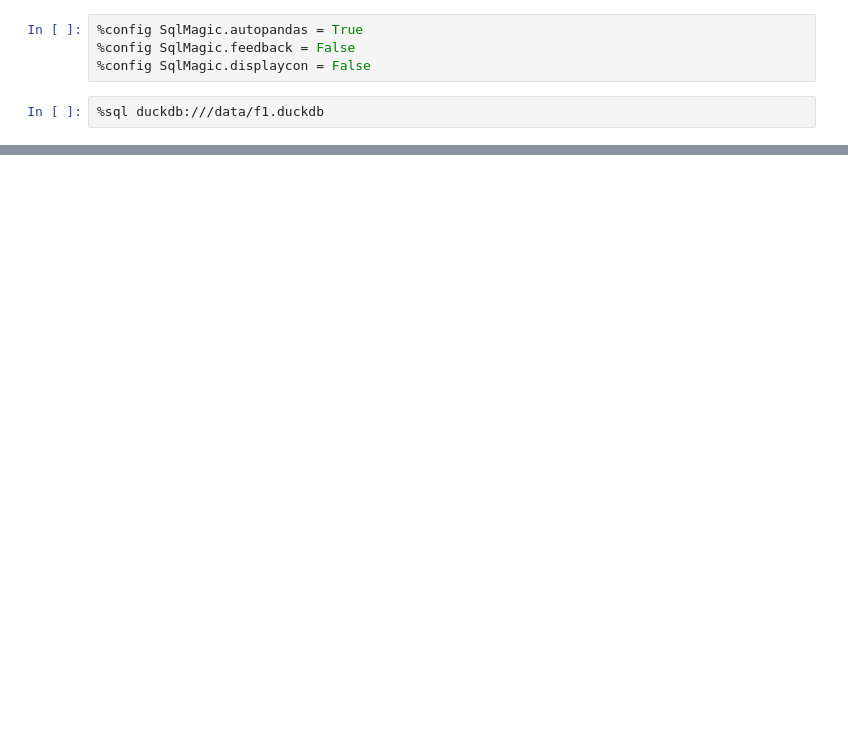
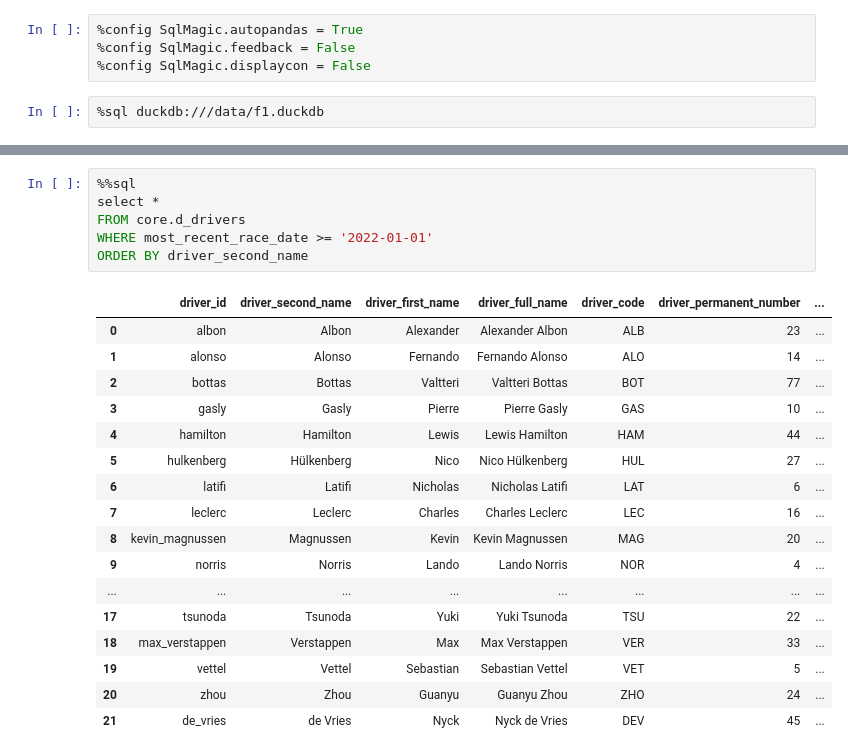
Before and after one commit to frizzleqq/f1-dbt-duckdb, a Jupyter notebook: query_data.ipynb, the cells around one changed output, grey strips where cells are left out. Cells and saved outputs as stored; diff of their text form; blank space fills up the shorter version.

```diff
--- a/query_data.ipynb
+++ b/query_data.ipynb
@@ -116,0 +158,24 @@ ORDER BY f.race_date DESC
+# %%
+%%sql
+select *
+FROM core.d_drivers
+WHERE most_recent_race_date >= '2022-01-01'
+ORDER BY driver_second_name
+# %% [output]
+|  | driver_id | driver_second_name | driver_first_name | driver_full_name | driver_code | driver_permanent_number | ... |
+| 0 | albon | Albon | Alexander | Alexander Albon | ALB | 23 | ... |
+| 1 | alonso | Alonso | Fernando | Fernando Alonso | ALO | 14 | ... |
+| 2 | bottas | Bottas | Valtteri | Valtteri Bottas | BOT | 77 | ... |
+| 3 | gasly | Gasly | Pierre | Pierre Gasly | GAS | 10 | ... |
+| 4 | hamilton | Hamilton | Lewis | Lewis Hamilton | HAM | 44 | ... |
+| 5 | hulkenberg | Hülkenberg | Nico | Nico Hülkenberg | HUL | 27 | ... |
+| 6 | latifi | Latifi | Nicholas | Nicholas Latifi | LAT | 6 | ... |
+| 7 | leclerc | Leclerc | Charles | Charles Leclerc | LEC | 16 | ... |
+| 8 | kevin_magnussen | Magnussen | Kevin | Kevin Magnussen | MAG | 20 | ... |
+| 9 | norris | Norris | Lando | Lando Norris | NOR | 4 | ... |
+| ... | ... | ... | ... | ... | ... | ... | ... |
+| 17 | tsunoda | Tsunoda | Yuki | Yuki Tsunoda | TSU | 22 | ... |
+| 18 | max_verstappen | Verstappen | Max | Max Verstappen | VER | 33 | ... |
+| 19 | vettel | Vettel | Sebastian | Sebastian Vettel | VET | 5 | ... |
+| 20 | zhou | Zhou | Guanyu | Guanyu Zhou | ZHO | 24 | ... |
+| 21 | de_vries | de Vries | Nyck | Nyck de Vries | DEV | 45 | ... |
```
Also changed, not shown: parts of 6 cells of this notebook, 10 other files.
